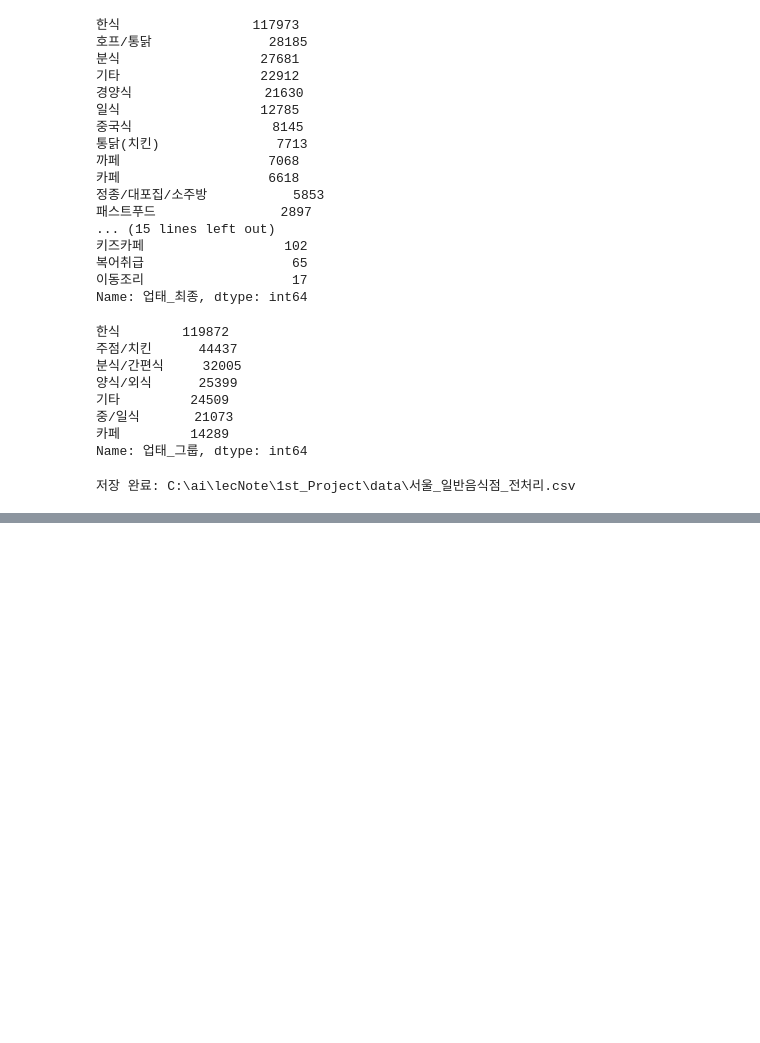
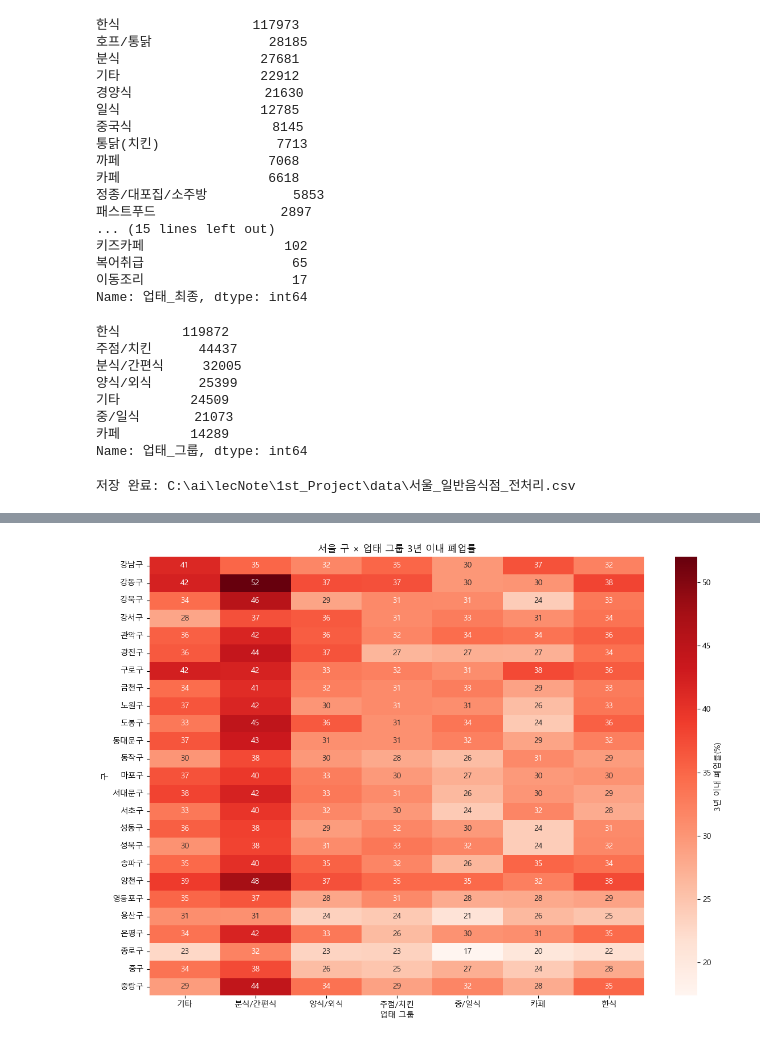
Before and after one commit to drose14789/1st_project, a Jupyter notebook: 일반음식점_전처리.ipynb, the cells around one changed output, grey strips where cells are left out. Cells and saved outputs as stored; diff of their text form; code cells hidden in the pictures; blank space fills up the shorter version.

```diff
--- a/일반음식점_전처리.ipynb
+++ b/일반음식점_전처리.ipynb
@@ -249,0 +303,13 @@ print("저장 완료:", out_path)
+# %%
+# ===============================
+#  구 × 업태 그룹 폐업률 Pivot
+# ===============================
+pivot_gu_type = df.pivot_table(
+    values='폐업_3년이내',
+    index='구',
+    columns='업태_그룹',
+    aggfunc='mean'
+)
+# %%
+pivot_gu_type_pct = pivot_gu_type.mul(100).round(1)
+pivot_gu_type_pct
@@ -249,0 +335,17 @@ print("저장 완료:", out_path)
+# %%
+# ===============================
+#  히트맵 시각화
+# ===============================
+plt.figure(figsize=(14,10))
+sns.heatmap(
+    pivot_gu_type_pct,
+    cmap='Reds',
+    annot=True,
+    cbar_kws={'label': '3년 이내 폐업률(%)'}
+)
+plt.title('서울 구 × 업태 그룹 3년 이내 폐업률')
+plt.xlabel('업태 그룹')
+plt.ylabel('구')
+plt.show()
+# %% [output]
+[figure, added]
```
Also changed, not shown: parts of 18 cells of this notebook, 1 other file.
